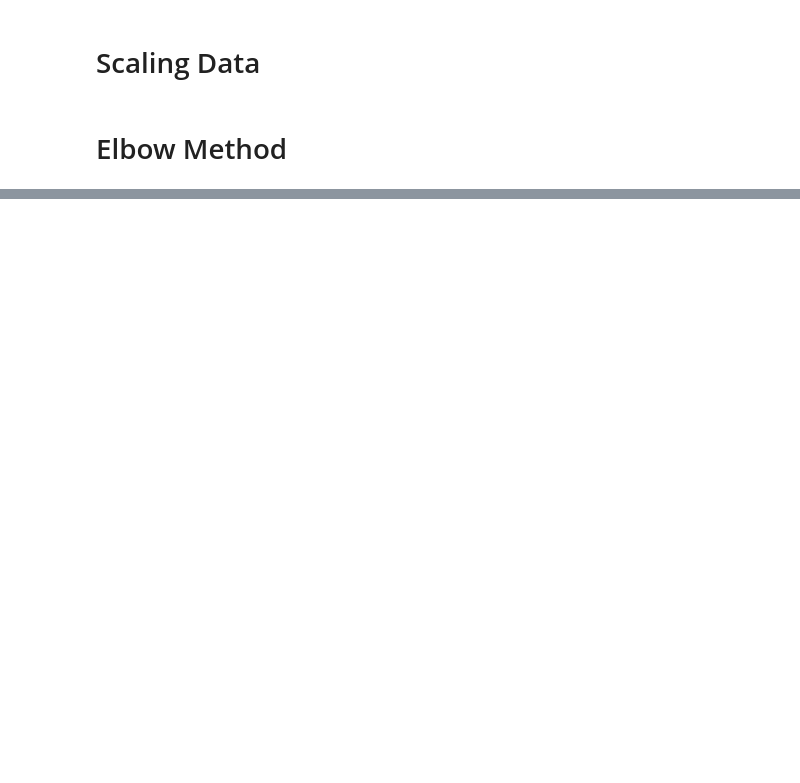
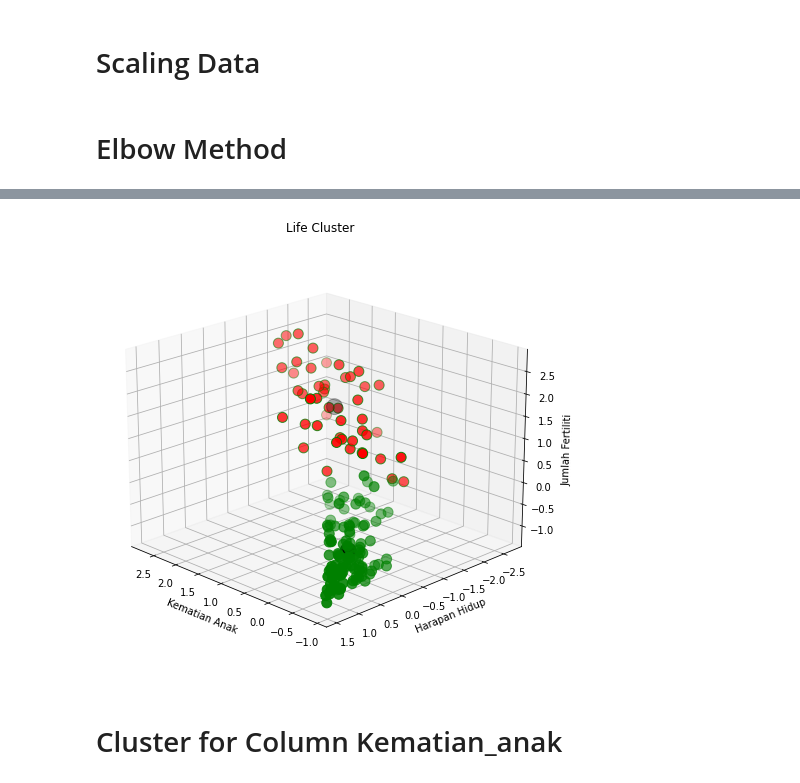
Before and after one commit to benidictusgalihmp/DS-SanberCode, a Jupyter notebook: Final Project/src/W04_F01.ipynb, the cells around one changed output, grey strips where cells are left out. Saved outputs shown, nothing was run; the diff lists cells and outputs as text; code cells hidden in the pictures; blank space fills up the shorter version.

```diff
--- a/Final Project/src/W04_F01.ipynb
+++ b/Final Project/src/W04_F01.ipynb
@@ -309,0 +417,13 @@ Retrieved data for deep analysis:
+# %%
+# Learning the data with KMeans cluster k = 2
+kmeans2 = KMeans(n_clusters=2, random_state=42).fit(dfselect_1)
+
+# Get the labels from kmeans
+labels2 = kmeans2.labels_
+
+# Create new dataframe with dataframe that have been scaled and rename the column
+dfclust2 = pd.DataFrame(data=dfselect_1, columns=['Kematian_anak', 'Harapan_hidup', 'Jumlah_fertiliti'])
+
+# Add new column 'label_2' as the label of the cluster
+dfclust2['label_2'] = kmeans2.labels_
+dfclust2
@@ -309,0 +444,31 @@ Retrieved data for deep analysis:
+# %%
+# Create canvas
+fig = plt.figure(figsize=(12, 8))
+
+# Create 3D plotting
+ax = fig.add_subplot(111, projection='3d')
+
+ax.scatter(dfclust2['Kematian_anak'][dfclust2.label_2==0], dfclust2['Harapan_hidup'][dfclust2.label_2==0], dfclust2['Jumlah_fertiliti'][dfclust2.label_2==0], c='green', s=100, edgecolors='green')
+ax.scatter(dfclust2['Kematian_anak'][dfclust2.label_2==1], dfclust2['Harapan_hidup'][dfclust2.label_2==1], dfclust2['Jumlah_fertiliti'][dfclust2.label_2==1], c='red', s=100, edgecolors='green')
+
+# plt.scatter(kmeans2.cluster_centers_[:,0], kmeans2.cluster_centers_[:,1], c='k', s=300)
+scatter = ax.scatter(kmeans2.cluster_centers_[:, 0],
+            kmeans2.cluster_centers_[:, 1],
+            kmeans2.cluster_centers_[:, 2],
+            s = 250,
+            marker='o',
+            c='k',
+            label='centroids')
+plt.title('Life Cluster')
+plt.xlabel('Kematian Anak')
+plt.ylabel('Harapan Hidup')
+ax.set_zlabel('Jumlah Fertiliti')
+
+# rotate the axes and update
+ax.view_init(20, 135)
+
+plt.show()
+# %% [output]
+[figure, added]
+# %% [markdown]
+<h1>Cluster for Column Kematian_anak</h1>
```
Also changed, not shown: parts of 15 cells of this notebook.
